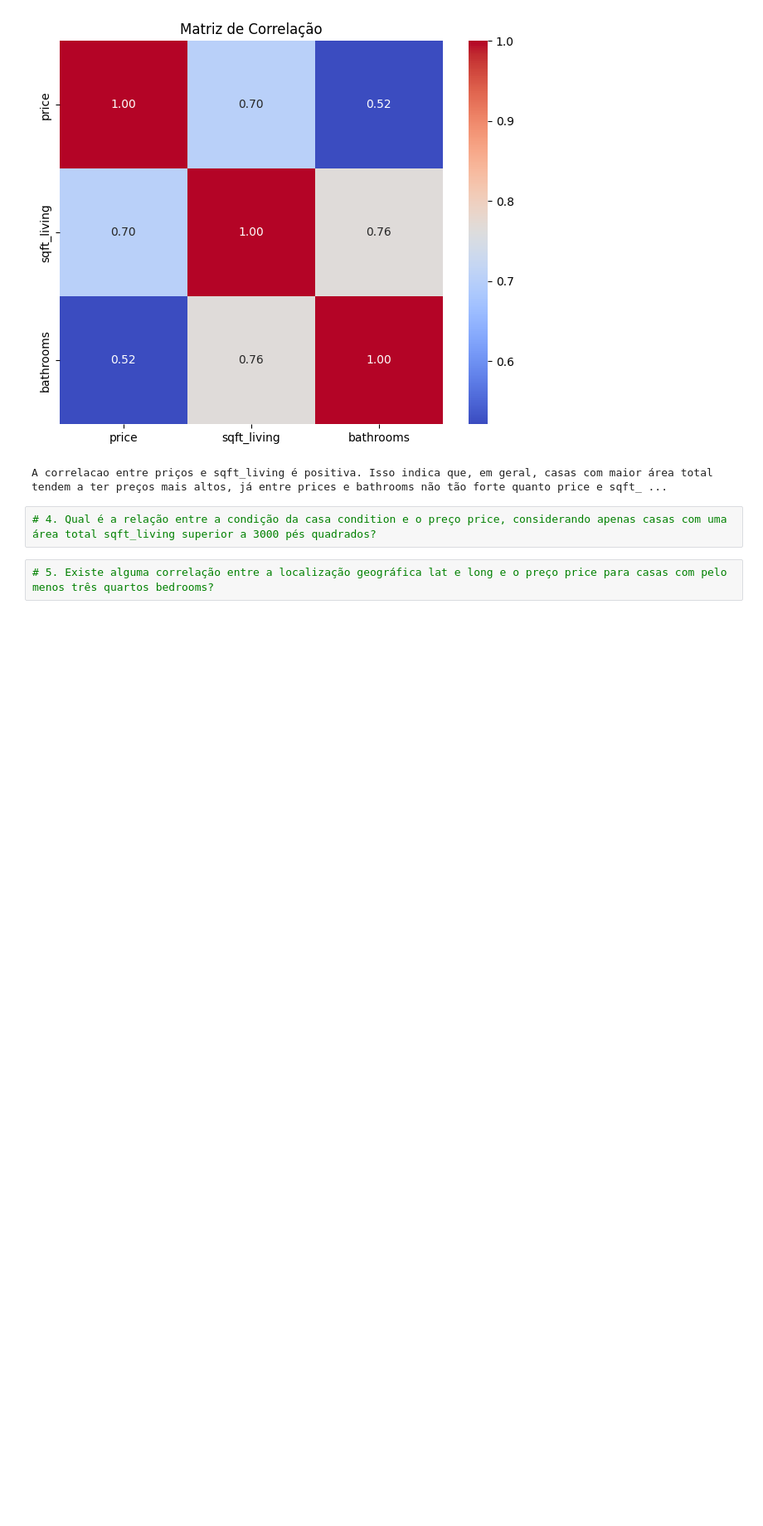
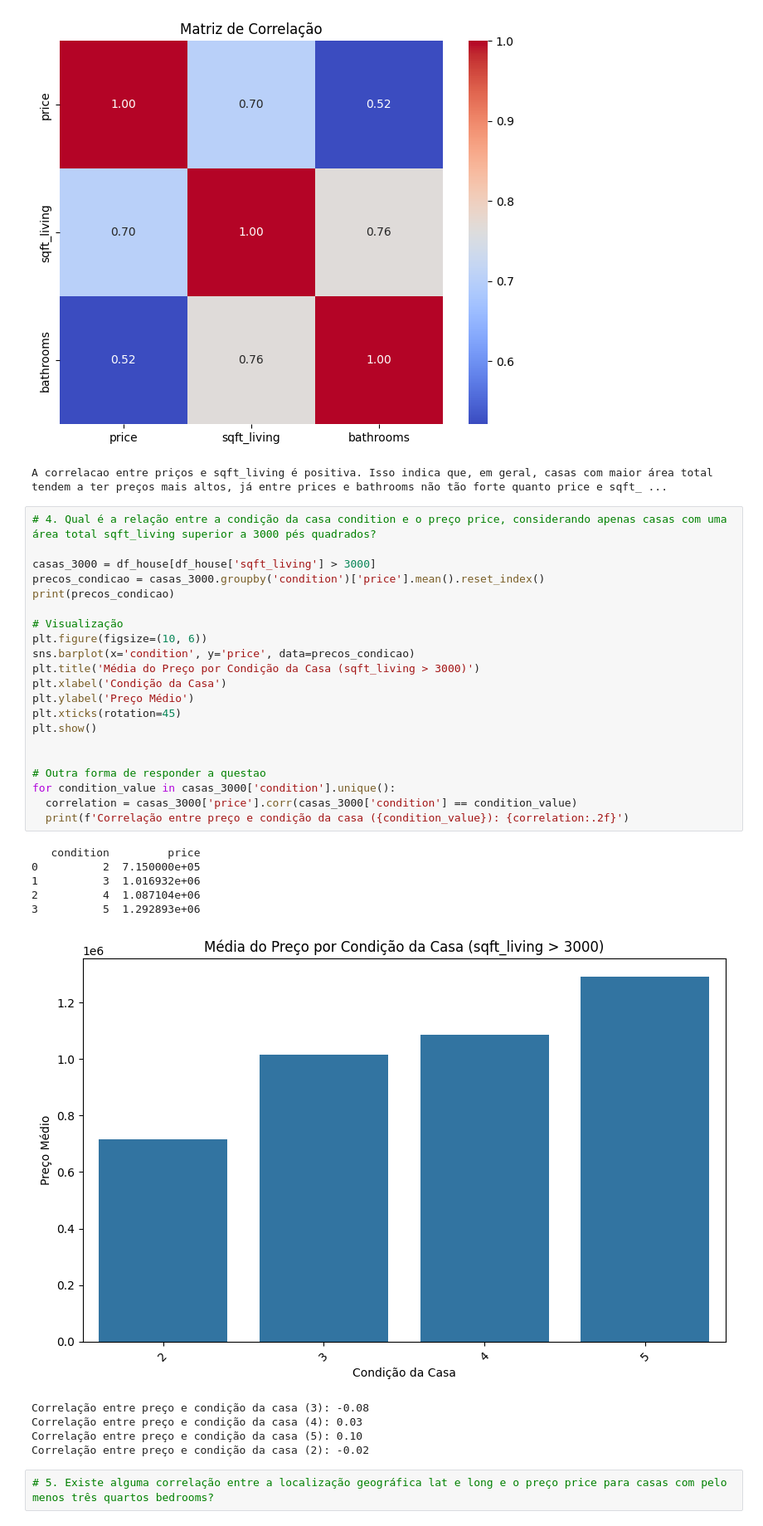
Before and after one commit to dsreliete/Womakerscode_DA_desafio_individual, a Jupyter notebook: Desafio6IndividualElietedaSilvaRodrigues.ipynb, the cells around one changed output. Shown at 83% size. Cells and saved outputs as stored; diff of their text form; blank space fills up the shorter version.

```diff
--- a/Desafio6IndividualElietedaSilvaRodrigues.ipynb
+++ b/Desafio6IndividualElietedaSilvaRodrigues.ipynb
@@ -118,8 +118,38 @@ print("A correlacao entre priços e sqft_living é positiva. Isso indica que, em
 # %% [output]
 [figure]
 A correlacao entre priços e sqft_living é positiva. Isso indica que, em geral, casas com maior área total tendem a ter preços mais altos, já entre prices e bathrooms não tão forte quanto price e sqft_ ...
-# %%
-# 4. Qual é a relação entre a condição da casa condition e o preço price, considerando apenas casas com uma área total sqft_living superior a 3000 pés quadrados?
+# %%
+# 4. Qual é a relação entre a condição da casa condition e o preço price, considerando apenas casas com uma área total sqft_living superior a 3000 pés quadrados?
+
+casas_3000 = df_house[df_house['sqft_living'] > 3000]
+precos_condicao = casas_3000.groupby('condition')['price'].mean().reset_index()
+print(precos_condicao)
+
+# Visualização
+plt.figure(figsize=(10, 6))
+sns.barplot(x='condition', y='price', data=precos_condicao)
+plt.title('Média do Preço por Condição da Casa (sqft_living > 3000)')
+plt.xlabel('Condição da Casa')
+plt.ylabel('Preço Médio')
+plt.xticks(rotation=45)
+plt.show()
+
+
+# Outra forma de responder a questao
+for condition_value in casas_3000['condition'].unique():
+  correlation = casas_3000['price'].corr(casas_3000['condition'] == condition_value)
+  print(f'Correlação entre preço e condição da casa ({condition_value}): {correlation:.2f}')
+# %% [output]
+   condition         price
+0          2  7.150000e+05
+1          3  1.016932e+06
+2          4  1.087104e+06
+3          5  1.292893e+06
+[figure, added]
+Correlação entre preço e condição da casa (3): -0.08
+Correlação entre preço e condição da casa (4): 0.03
+Correlação entre preço e condição da casa (5): 0.10
+Correlação entre preço e condição da casa (2): -0.02
 # %%
 # 5. Existe alguma correlação entre a localização geográfica lat e long e o preço price para casas com pelo menos três quartos bedrooms?
 # %%
```
